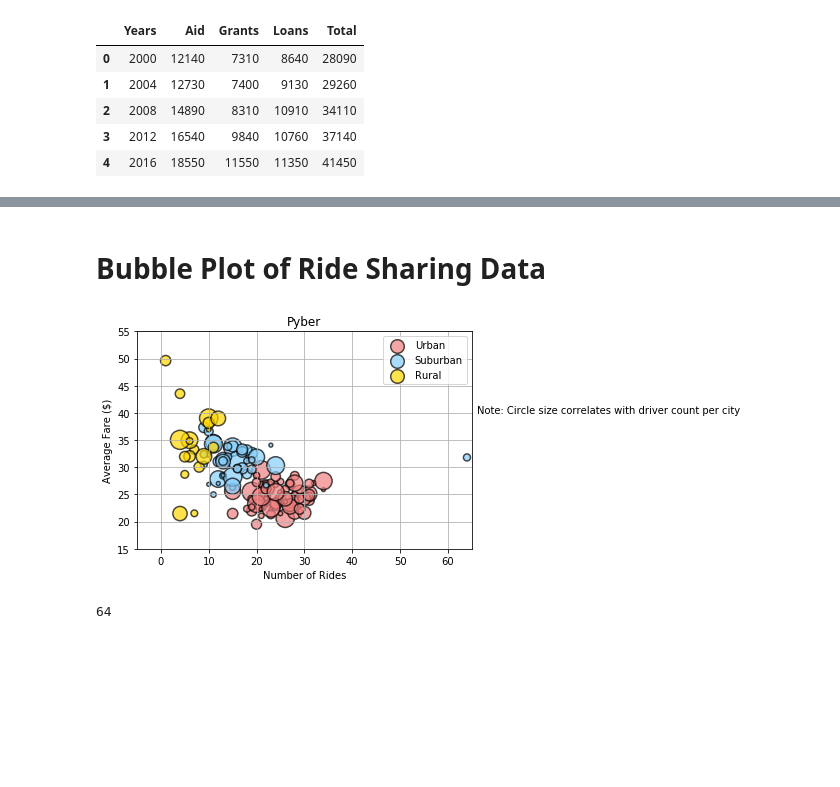
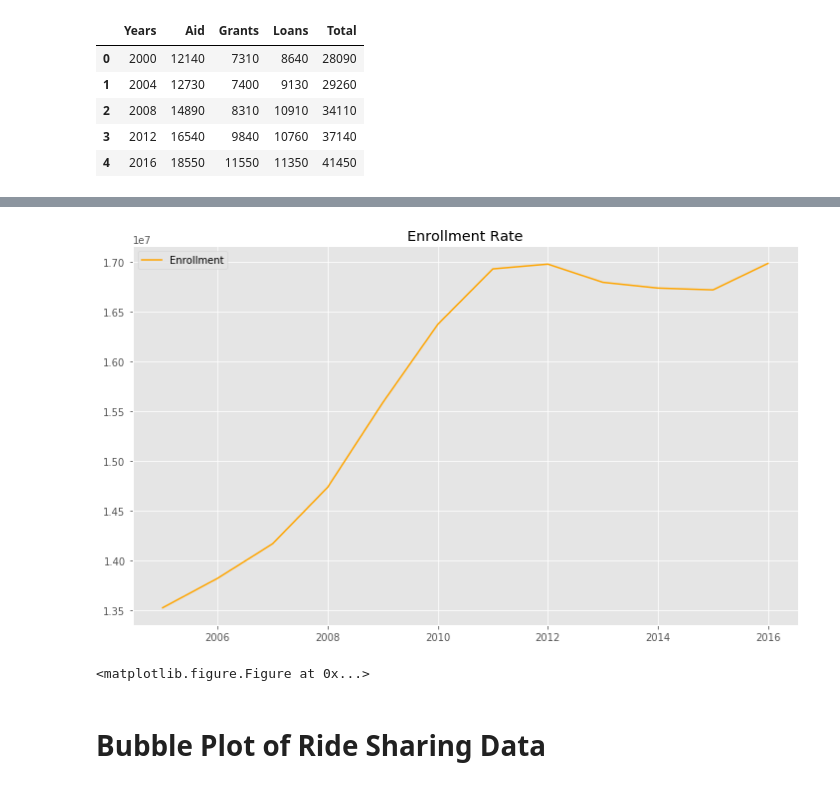
Before and after one commit to RCate/Project_2, a Jupyter notebook: Student_loans_grants_aid.ipynb, the cells around one changed output, grey strips where cells are left out. Cells and saved outputs as stored; diff of their text form; code cells hidden in the pictures; blank space fills up the shorter version.

Commit message:
Uploaded Enrollment PNG

```diff
--- a/Student_loans_grants_aid.ipynb
+++ b/Student_loans_grants_aid.ipynb
@@ -40 +40,4 @@ plt.savefig("Student_Cost.png")
 <matplotlib.figure.Figure at 0x...>
+# %%
+file2_csv = "Enrollment_4_Yr.csv"
+Enrollment_4_yrDegree_df = pd.read_csv(file2_csv)
@@ -41,37 +60,16 @@ plt.savefig("Student_Cost.png")
+# %%
+year = Enrollment_4_yrDegree_df["Years"]
+plt.figure(figsize=(12,7))
+ax, = plt.plot(year, Enrollment_4_yrDegree_df["Enrollment"], color = "orange")
+
+# plt.legend(handles=[ax], loc="best")
+plt.title("Enrollment Rate")
+# Show the chart
+plt.legend(handles=[ax], loc="best")
+plt.show()
+plt.savefig("National_Enrollment.png")
+# %% [output]
+[figure, added]
+<matplotlib.figure.Figure at 0x...>
 # %% [markdown]
 # Bubble Plot of Ride Sharing Data
-# %%
-x_urban = Urban_Rides
-y_urban = Urban_Fare
-x_rural = Rural_Rides
-y_rural = Rural_Fare
-x_suburb = Suburb_Rides
-y_suburb = Suburb_Fare
-
-plt.ylim(15, 55)
-plt.xlim(-5, 65)
-# Add labels to the x and y axes
-plt.title("Pyber")
-plt.xlabel("Number of Rides")
-plt.ylabel("Average Fare ($)")
-plt.grid()
-
-
-urban = plt.scatter(x_urban, y_urban, marker="o", linewidth=1.5,facecolors="lightcoral", edgecolors="black", s=drive_count_city*5,
-                    alpha=.7, label = "Urban")
-suburb = plt.scatter(x_suburb, y_suburb, marker="o", linewidth=1.5,facecolors="lightskyblue", edgecolors="black",s=drive_count_city*5,
-                    alpha=.7, label = "Suburban")
-rural = plt.scatter(x_rural, y_rural, marker="o", linewidth=1.5, facecolors="gold", edgecolors="black",s=drive_count_city*5,
-                    alpha=.7, label = "Rural")
-
-plt.legend(handles=[urban,suburb,rural], loc="best")
-
-plt.text(66,40, 'Note: Circle size correlates with driver count per city')
-plt.savefig("BubblePlot_ShareRidingData.png")
-# %% [output]
-[figure, removed]
-# %%
-#hunt for the outlier... found in Port James
-Suburb_Rides["Port James"]
-# %% [output]
-64
```
Also changed, not shown: parts of 12 cells of this notebook, 3 other files.
